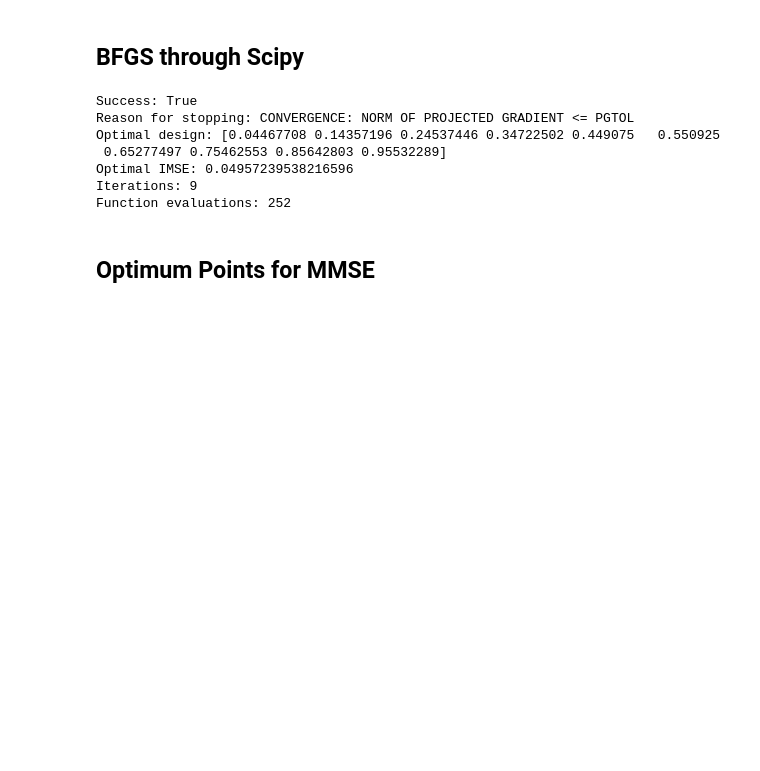
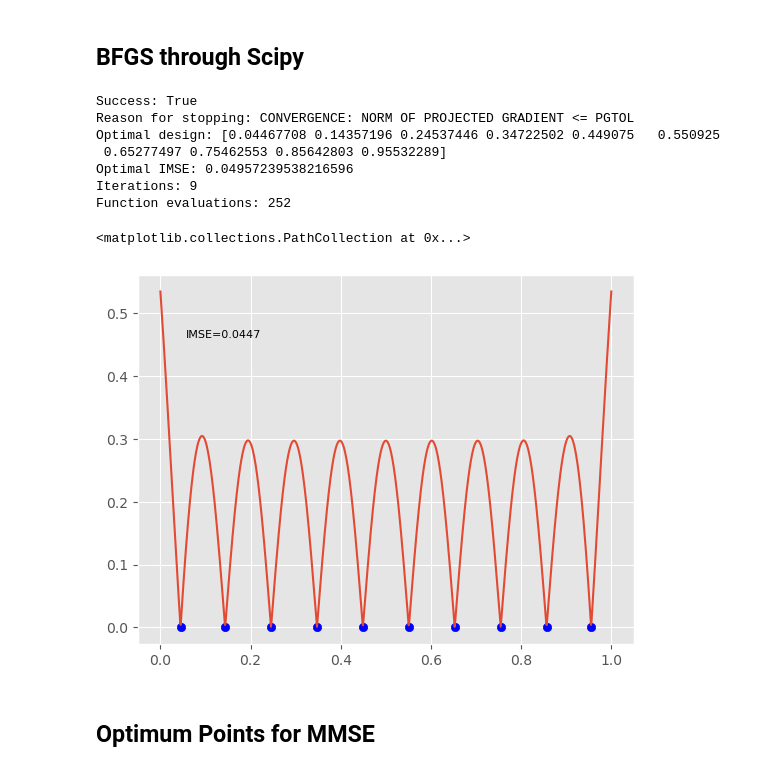
Before and after one commit to Arnab-Kumar-Debnath/Experimental-Design-for-Data-Science-and-Engineering-by-V.-Roshan-Joseph, a Jupyter notebook: Chapter 3.ipynb, the cells around one changed output. Saved outputs shown, nothing was run; the diff lists cells and outputs as text; code cells hidden in the pictures; blank space fills up the shorter version.

```diff
--- a/Chapter 3.ipynb
+++ b/Chapter 3.ipynb
@@ -20,14 +20,14 @@ x=np.linspace(0,1,1000)
 def R(x, theta=0.1):
     return np.exp(-((x**2)/(theta**2)))
 
-def r(x, data):
+def r(x, data, theta=0.1):
     x_R=x-data
-    return R(x_R)
+    return R(x_R, theta)
 
 def s(x, R_matrix,  data):
     return np.sqrt(1-r(x, data).T@np.linalg.inv(R_matrix)@r(x, data))
 # %%
-def IMSE(datas,x):
+def IMSE(datas,x, theta=0.1):
     if len(datas.shape)==1:
         datas=datas.reshape(1,-1)
     output=[]
@@ -38,11 +38,11 @@ def IMSE(datas,x):
         r_matrix=[]
         R_matrix=[]
         for i in x:
-            r_x=r(np.array([i]), data)
+            r_x=r(np.array([i]), data, theta)
             r_x=r_x.reshape(-1,1)
             ys.append(r_x@r_x.T)
         for j in data:
-            R_matrix.append(r(np.array(j), data))
+            R_matrix.append(r(np.array(j), data, theta))
         R_matrix=np.array(R_matrix)
         inverse=np.linalg.inv(R_matrix)
         ys=np.array(ys)
@@ -189,9 +180,9 @@ ax2.scatter(new_data1, [0 for i in range(len(new_data1))], color="b")
 # %%
 from scipy.optimize import minimize
 # %%
-def objective_IMSE(data, x):
+def objective_IMSE(data, x, theta=0.1):
     D=np.asarray(data, dtype=float)
-    imse_value=IMSE(D, x)
+    imse_value=IMSE(D, x, theta)
     return float(np.asarray(imse_value).squeeze())
 # %%
 D0=data1.copy()
@@ -221,6 +212,8 @@ print("Optimal design:", result.x)
 print("Optimal IMSE:", result.fun)
 print("Iterations:", result.nit)
 print("Function evaluations:", result.nfev)
+
+optimal_IMSE=result.x
 # %% [output]
 Success: True
 Reason for stopping: CONVERGENCE: NORM OF PROJECTED GRADIENT <= PGTOL
@@ -229,6 +222,32 @@ Optimal design: [0.04467708 0.14357196 0.24537446 0.34722502 0.449075   0.550925
 Optimal IMSE: 0.04957239538216596
 Iterations: 9
 Function evaluations: 252
+# %%
+new_data1=optimal_IMSE.copy()
+
+for i in range(len(new_data1)):
+    for j in range(len(new_data1)):
+        R_matrix[i,j]=R(new_data1[i]-new_data1[j])
+
+s_=[]
+for i in x:
+    s_.append(s(i, R_matrix, new_data1))
+fig2, ax2 = plt.subplots()
+
+ax2.plot(x,s_)
+ax2.text(
+    0.02, 0.8,
+    f"IMSE={optimal_IMSE[0]:.4f}",
+    transform=ax.transAxes,
+    ha="left",
+    va="top",
+    fontsize=8
+
+)
+ax2.scatter(new_data1, [0 for i in range(len(new_data1))], color="b")
+# %% [output]
+<matplotlib.collections.PathCollection at 0x...>
+[figure, added]
 # %% [markdown]
 ## Optimum Points for MMSE
 # %%
```
Also changed, not shown: parts of 10 cells of this notebook.
